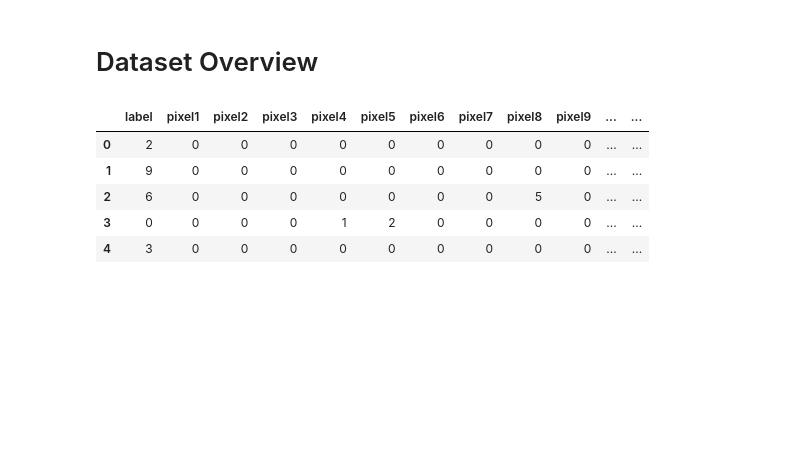
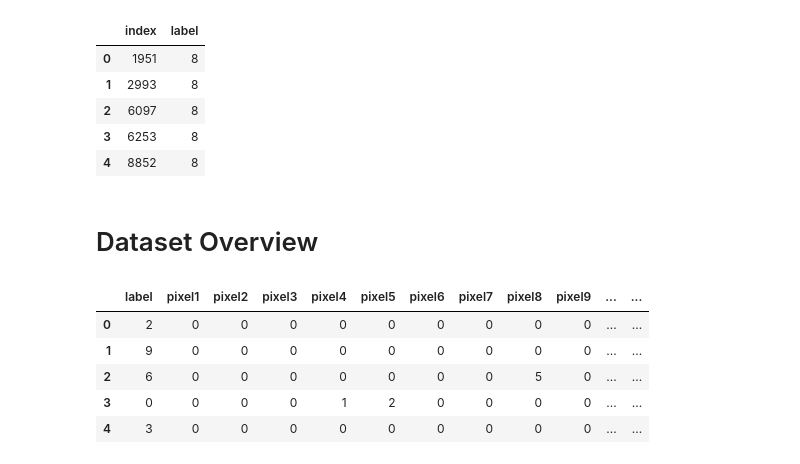
Before and after one commit to roma-glushko/zelando-fashion-mnist, a Jupyter notebook: index.ipynb, the cells around one changed output. Saved outputs shown, nothing was run; the diff lists cells and outputs as text; code cells hidden in the pictures; blank space fills up the shorter version.

```diff
--- a/index.ipynb
+++ b/index.ipynb
@@ -29,6 +29,16 @@ tensorflow.random.set_seed(RANDOM_SEED)
 # %%
 train_df = pd.read_csv('data/fashion-mnist_train.csv')
 test_df = pd.read_csv('data/fashion-mnist_test.csv')
+# %%
+corrected_labels_df = pd.read_csv('preprocessing/corrected_labels.csv')
+corrected_labels_df.head()
+# %% [output]
+|  | index | label |
+| 0 | 1951 | 8 |
+| 1 | 2993 | 8 |
+| 2 | 6097 | 8 |
+| 3 | 6253 | 8 |
+| 4 | 8852 | 8 |
 # %% [markdown]
 # Dataset Overview
 # %%
```
Also changed, not shown: parts of 9 cells of this notebook, 1 other file.
